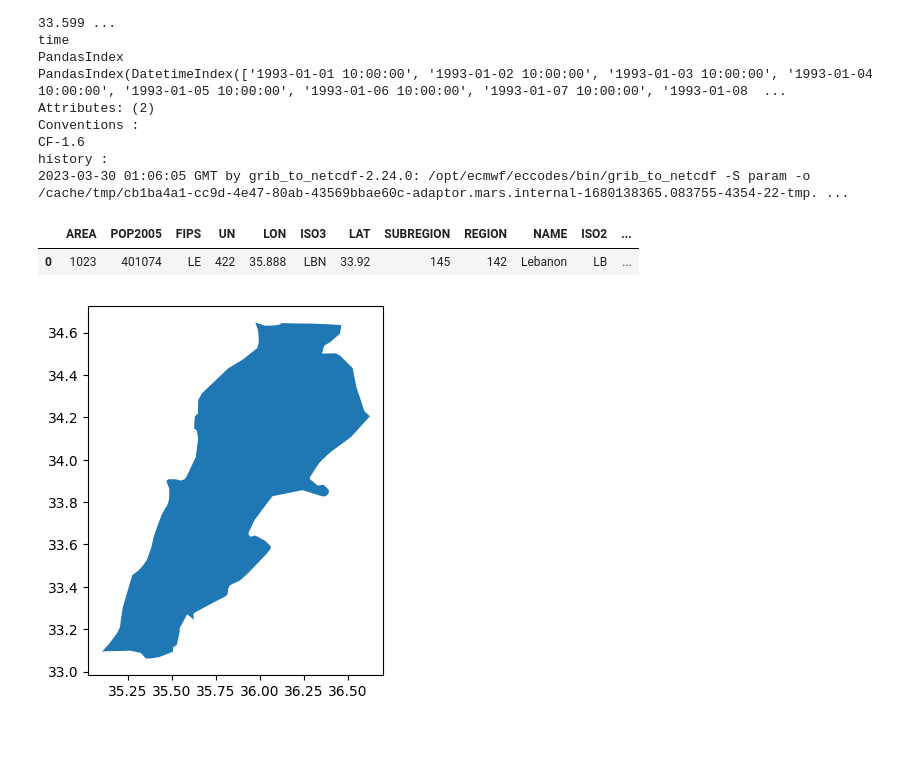
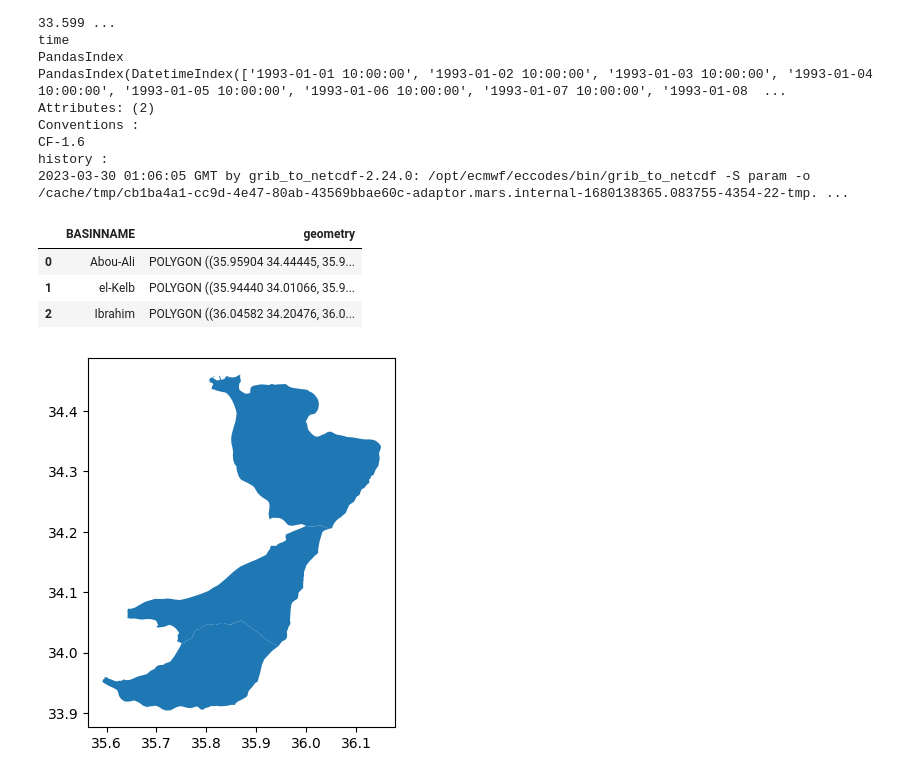
Before and after one commit to Rami-ismail/FYP_SnowCoveredArea, a Jupyter notebook: inferScfBasin.ipynb, the cells around one changed output. Saved outputs shown, nothing was run; the diff lists cells and outputs as text; code cells hidden in the pictures; blank space fills up the shorter version.

```diff
--- a/inferScfBasin.ipynb
+++ b/inferScfBasin.ipynb
@@ -73,14 +71,15 @@ CF-1.6
 history :
 2023-03-30 01:06:05 GMT by grib_to_netcdf-2.24.0: /opt/ecmwf/eccodes/bin/grib_to_netcdf -S param -o /cache/tmp/cb1ba4a1-cc9d-4e47-80ab-43569bbae60c-adaptor.mars.internal-1680138365.083755-4354-22-tmp. ...
 # %%
-#sf = gpd.reavaluesile('shp/AlpsCatchmentsEEAlonlat.shp')
-sf = gpd.read_file('shp/Lebanonshp/LebanonAoi.shp')
+sf = gpd.read_file("shp/LebanonCatchments/LebanonCatchments.shp")
 sf.plot();
 sf
 # %% [output]
-|  | AREA | POP2005 | FIPS | UN | LON | ISO3 | LAT | SUBREGION | REGION | NAME | ISO2 | ... |
-| 0 | 1023 | 401074 | LE | 422 | 35.888 | LBN | 33.92 | 145 | 142 | Lebanon | LB | ... |
+|  | BASINNAME | geometry |
+| 0 | Abou-Ali | POLYGON ((35.95904 34.44445, 35.9... |
+| 1 | el-Kelb | POLYGON ((35.94440 34.01066, 35.9... |
+| 2 | Ibrahim | POLYGON ((36.04582 34.20476, 36.0... |
-[figure, old version]
+[figure, new version]
 # %%
 for ibv in range(0,len(sf)):
     fig = plt.figure()
```
Also changed, not shown: parts of 3 cells of this notebook, 10 other files.
